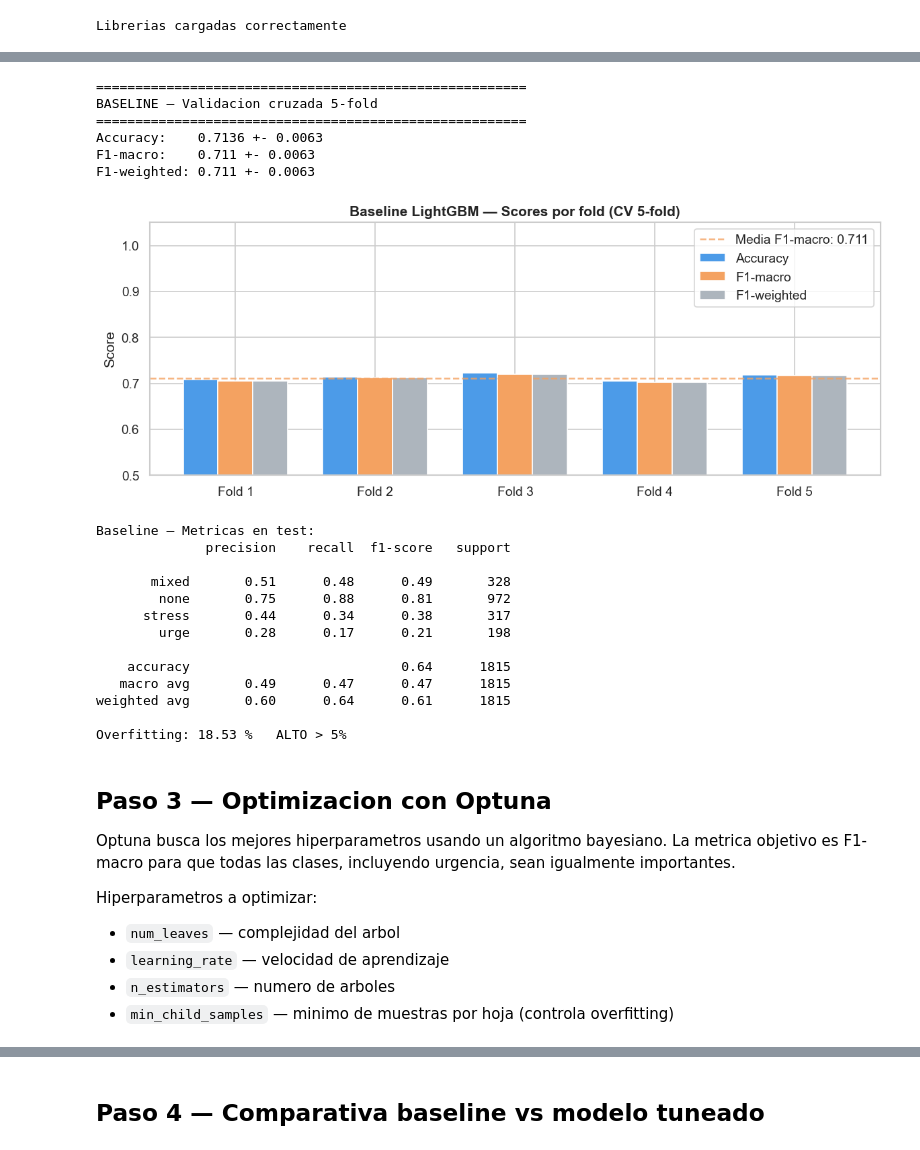
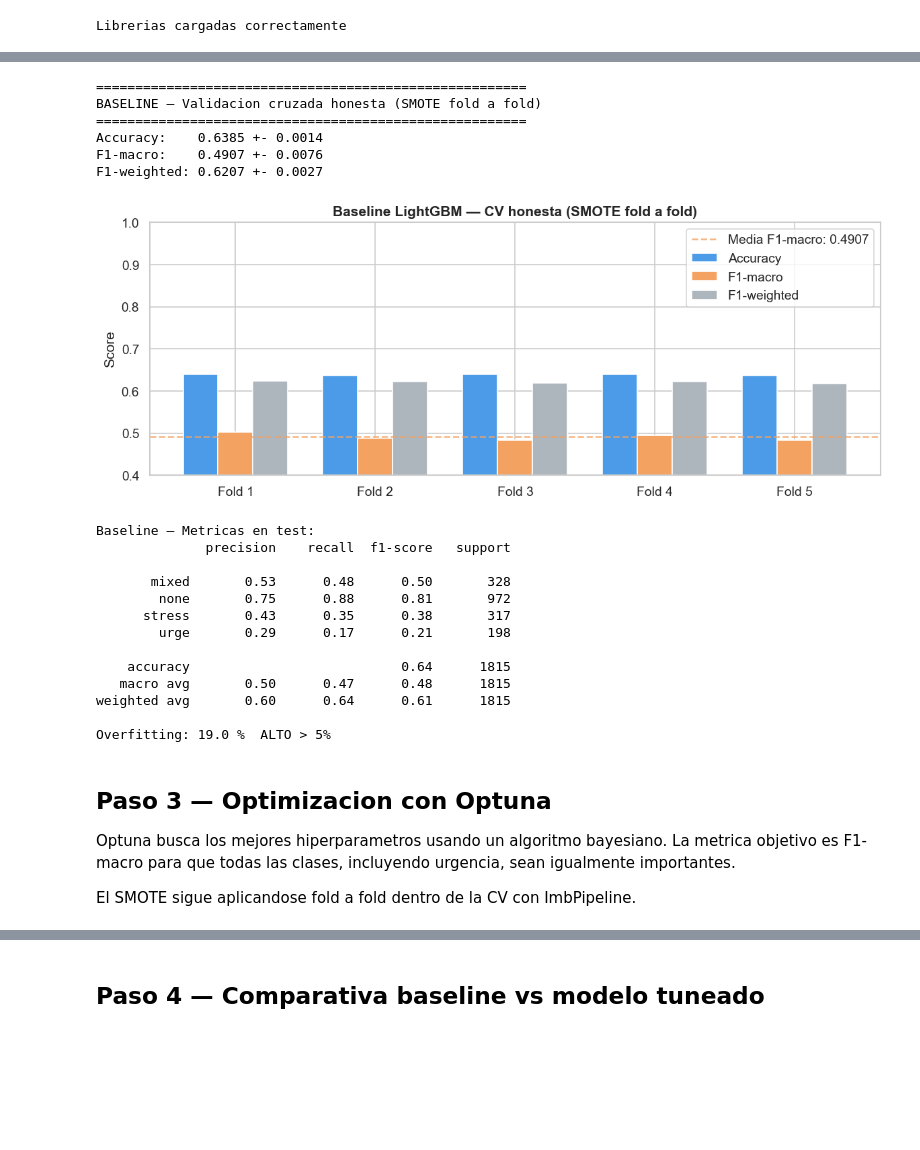
Before and after one commit to Bootcamp-IA-P6/Proyecto7_Equipo3_Multiclase, a Jupyter notebook: notebooks/03_lightgbm.ipynb, the cells around one changed output, grey strips where cells are left out. Saved outputs shown, nothing was run; the diff lists cells and outputs as text; code cells hidden in the pictures; blank space fills up the shorter version.

Commit message:
feat: entrenamineto y evaluacion de LightGBM con tuning y análisis de overfitting

```diff
--- a/notebooks/03_lightgbm.ipynb
+++ b/notebooks/03_lightgbm.ipynb
@@ -98,15 +108,17 @@ un punto de referencia antes de optimizar.
 # %%
-lgbm_baseline = LGBMClassifier(
-    class_weight='balanced',
-    random_state=42,
-    n_jobs=-1,
-    verbose=-1
-)
-
-skf = StratifiedKFold(n_splits=5, shuffle=True, random_state=42)
+pipeline_baseline = ImbPipeline([
+    ('smote', SMOTE(random_state=42)),
+    ('lgbm',  LGBMClassifier(
+        class_weight='balanced',
+        random_state=42,
+        n_jobs=-1,
+        verbose=-1
+    ))
+])
 
 cv_results = cross_validate(
-    lgbm_baseline, X_train, y_train,
+    pipeline_baseline,
+    X_train, y_train,
     cv=skf,
     scoring={
         'accuracy':    'accuracy',
@@ -120,62 +132,73 @@ baseline_accuracy = cv_results['test_accuracy'].mean()
 baseline_f1_macro = cv_results['test_f1_macro'].mean()
 
 print('=' * 55)
-print('BASELINE — Validacion cruzada 5-fold')
+print('BASELINE — Validacion cruzada honesta (SMOTE fold a fold)')
 print('=' * 55)
 print('Accuracy:   ', round(baseline_accuracy, 4), '+-', round(cv_results['test_accuracy'].std(), 4))
 print('F1-macro:   ', round(baseline_f1_macro, 4), '+-', round(cv_results['test_f1_macro'].std(), 4))
 print('F1-weighted:', round(cv_results['test_f1_weighted'].mean(), 4), '+-', round(cv_results['test_f1_weighted'].std(), 4))
 # %% [output]
 =======================================================
-BASELINE — Validacion cruzada 5-fold
+BASELINE — Validacion cruzada honesta (SMOTE fold a fold)
 =======================================================
-Accuracy:    0.7136 +- 0.0063
-F1-macro:    0.711 +- 0.0063
-F1-weighted: 0.711 +- 0.0063
+Accuracy:    0.6385 +- 0.0014
+F1-macro:    0.4907 +- 0.0076
+F1-weighted: 0.6207 +- 0.0027
 # %%
 fig, ax = plt.subplots(figsize=(10, 4))
 x = np.arange(5)
 width = 0.25
 ax.bar(x - width, cv_results['test_accuracy'],    width, label='Accuracy',    color='#4C9BE8', edgecolor='white')
 ax.bar(x,         cv_results['test_f1_macro'],    width, label='F1-macro',    color='#F4A261', edgecolor='white')
 ax.bar(x + width, cv_results['test_f1_weighted'], width, label='F1-weighted', color='#ADB5BD', edgecolor='white')
 ax.set_xticks(x)
 ax.set_xticklabels(['Fold 1', 'Fold 2', 'Fold 3', 'Fold 4', 'Fold 5'])
-ax.set_ylim(0.5, 1.05)
+ax.set_ylim(0.4, 1.0)
 ax.set_ylabel('Score')
-ax.set_title('Baseline LightGBM — Scores por fold (CV 5-fold)', fontweight='bold')
-ax.axhline(baseline_f1_macro, color='#F4A261', ls='--', lw=1.5, alpha=0.8, label='Media F1-macro: ' + str(round(baseline_f1_macro, 4)))
+ax.set_title('Baseline LightGBM — CV honesta (SMOTE fold a fold)', fontweight='bold')
+ax.axhline(baseline_f1_macro, color='#F4A261', ls='--', lw=1.5, alpha=0.8,
+           label='Media F1-macro: ' + str(round(baseline_f1_macro, 4)))
 ax.legend()
 plt.tight_layout()
 plt.show()
 # %% [output]
-[figure, old version]
+[figure, new version]
 # %%
-lgbm_baseline.fit(X_train, y_train)
-y_pred_baseline = lgbm_baseline.predict(X_test)
+# Entrenamiento final del baseline con SMOTE manual
+smote = SMOTE(random_state=42)
+X_train_bal, y_train_bal = smote.fit_resample(X_train, y_train)
 
-train_acc_base = accuracy_score(y_train, lgbm_baseline.predict(X_train))
+lgbm_base = LGBMClassifier(
+    class_weight='balanced',
+    random_state=42,
+    n_jobs=-1,
+    verbose=-1
+)
+lgbm_base.fit(X_train_bal, y_train_bal)
+y_pred_baseline = lgbm_base.predict(X_test)
+
+train_acc_base = accuracy_score(y_train_bal, lgbm_base.predict(X_train_bal))
 test_acc_base  = accuracy_score(y_test, y_pred_baseline)
 overfitting_base = (train_acc_base - test_acc_base) * 100
 
 print('Baseline — Metricas en test:')
 print(classification_report(y_test, y_pred_baseline))
 status = 'OK < 5%' if overfitting_base < 5 else 'ALTO > 5%'
-print('Overfitting:', round(overfitting_base, 2), '%  ', status)
+print('Overfitting:', round(overfitting_base, 2), '% ', status)
 # %% [output]
 Baseline — Metricas en test:
               precision    recall  f1-score   support
 
-       mixed       0.51      0.48      0.49       328
+       mixed       0.53      0.48      0.50       328
         none       0.75      0.88      0.81       972
-      stress       0.44      0.34      0.38       317
-        urge       0.28      0.17      0.21       198
+      stress       0.43      0.35      0.38       317
+        urge       0.29      0.17      0.21       198
 
     accuracy                           0.64      1815
-   macro avg       0.49      0.47      0.47      1815
+   macro avg       0.50      0.47      0.48      1815
 weighted avg       0.60      0.64      0.61      1815
 
-Overfitting: 18.53 %   ALTO > 5%
+Overfitting: 19.0 %  ALTO > 5%
 # %% [markdown]
 ## Paso 3 — Optimizacion con Optuna
 
@@ -183,11 +206,7 @@ Optuna busca los mejores hiperparametros usando un algoritmo bayesiano.
 La metrica objetivo es F1-macro para que todas las clases,
 incluyendo urgencia, sean igualmente importantes.
 
-Hiperparametros a optimizar:
-- `num_leaves` — complejidad del arbol
-- `learning_rate` — velocidad de aprendizaje
-- `n_estimators` — numero de arboles
-- `min_child_samples` — minimo de muestras por hoja (controla overfitting)
+El SMOTE sigue aplicandose fold a fold dentro de la CV con ImbPipeline.
 # %%
 def objective(trial):
     params = {
```
Also changed, not shown: parts of 19 cells of this notebook, 3 other files.
